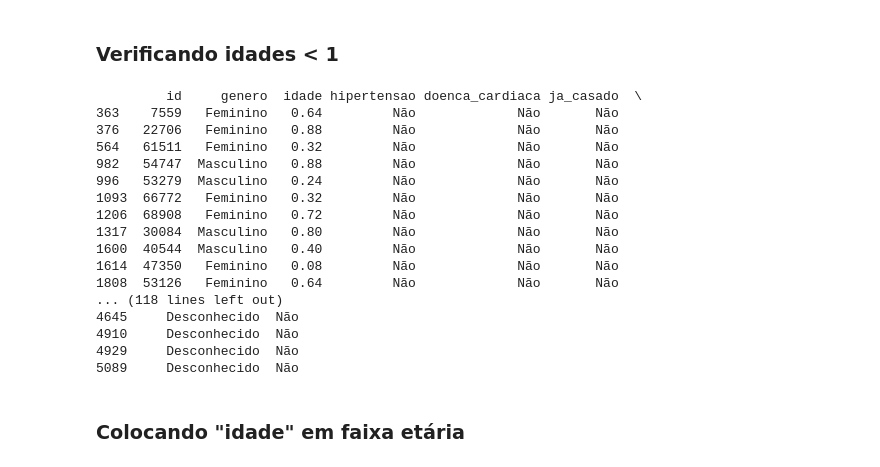
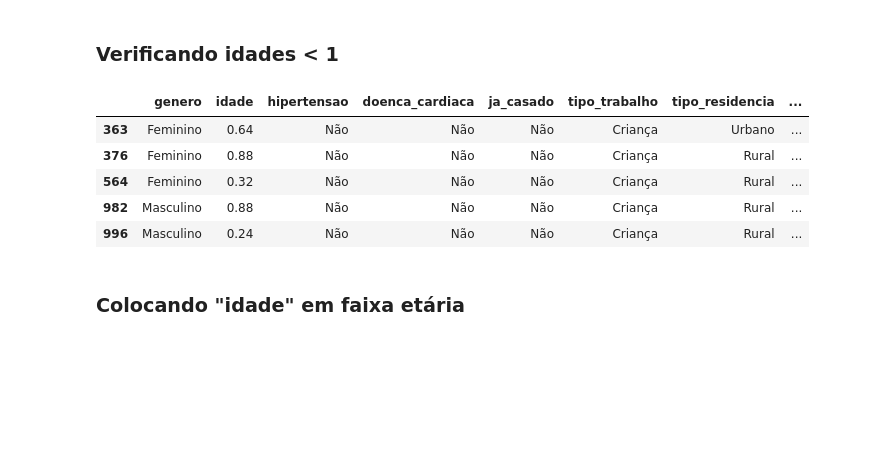
Before and after one commit to larissavvsous/lab_cd, a Jupyter notebook: lab_cd.ipynb, the cells around one changed output. Saved outputs shown, nothing was run; the diff lists cells and outputs as text; code cells hidden in the pictures; blank space fills up the shorter version.

```diff
--- a/lab_cd.ipynb
+++ b/lab_cd.ipynb
@@ -47,25 +47,14 @@ dados_avc["condicao_fumante"] = dados_avc["condicao_fumante"].map({"never smoked
 # %% [markdown]
 ### Verificando idades < 1
 # %%
-print(dados_avc[dados_avc['idade'] < 1])
+dados_avc[dados_avc['idade'] < 1].head()
 # %% [output]
-         id     genero  idade hipertensao doenca_cardiaca ja_casado  \
-363    7559   Feminino   0.64         Não             Não       Não
-376   22706   Feminino   0.88         Não             Não       Não
-564   61511   Feminino   0.32         Não             Não       Não
-982   54747  Masculino   0.88         Não             Não       Não
-996   53279  Masculino   0.24         Não             Não       Não
-1093  66772   Feminino   0.32         Não             Não       Não
-1206  68908   Feminino   0.72         Não             Não       Não
-1317  30084  Masculino   0.80         Não             Não       Não
-1600  40544  Masculino   0.40         Não             Não       Não
-1614  47350   Feminino   0.08         Não             Não       Não
-1808  53126   Feminino   0.64         Não             Não       Não
-... (118 lines left out)
-4645     Desconhecido  Não
-4910     Desconhecido  Não
-4929     Desconhecido  Não
-5089     Desconhecido  Não
+|  | genero | idade | hipertensao | doenca_cardiaca | ja_casado | tipo_trabalho | tipo_residencia | ... |
+| 363 | Feminino | 0.64 | Não | Não | Não | Criança | Urbano | ... |
+| 376 | Feminino | 0.88 | Não | Não | Não | Criança | Rural | ... |
+| 564 | Feminino | 0.32 | Não | Não | Não | Criança | Rural | ... |
+| 982 | Masculino | 0.88 | Não | Não | Não | Criança | Rural | ... |
+| 996 | Masculino | 0.24 | Não | Não | Não | Criança | Rural | ... |
 # %% [markdown]
 ### Colocando "idade" em faixa etária
 # %%
```
